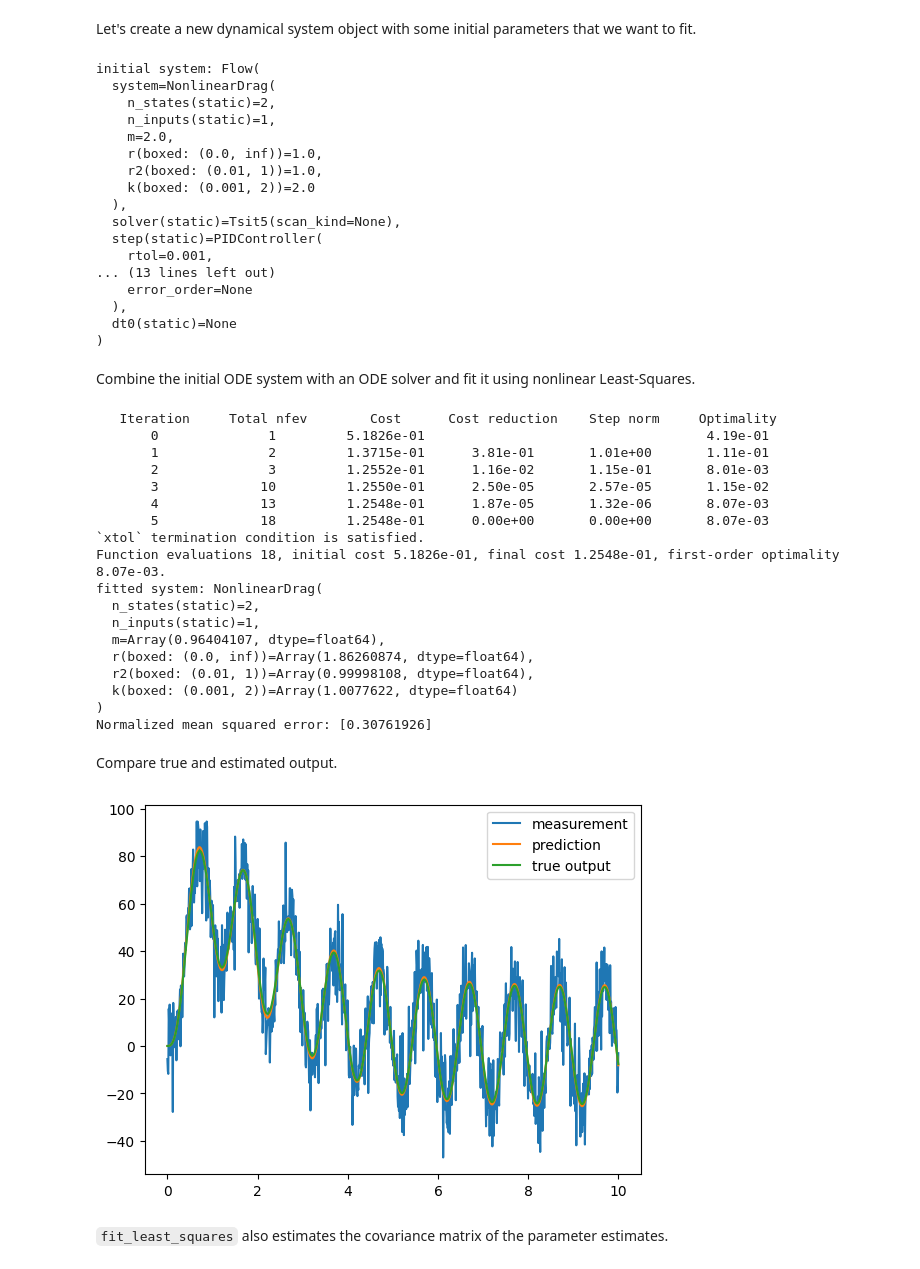
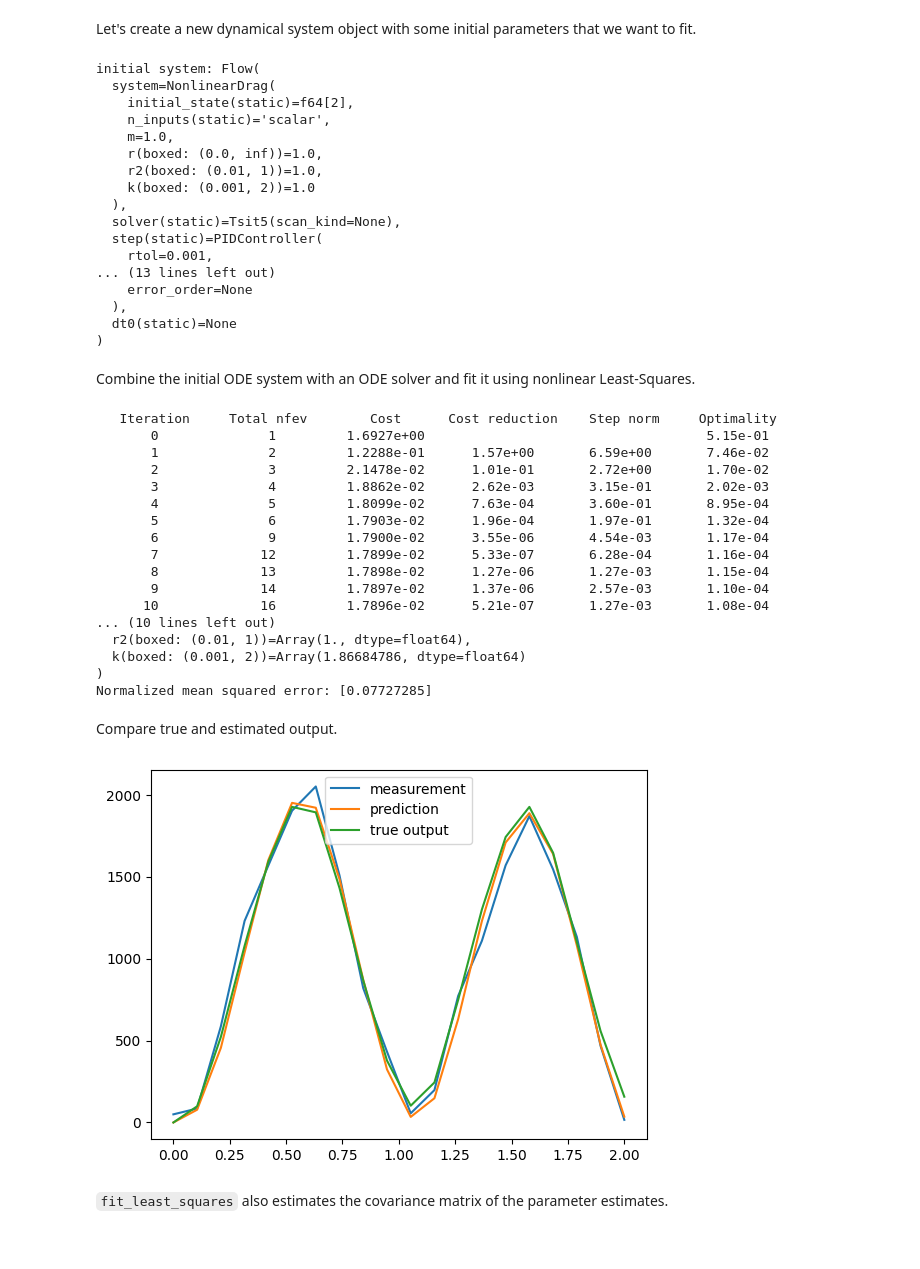
Before and after one commit to fhchl/dynax, a Jupyter notebook: examples/fit_ode.ipynb, the cells around one changed output. Drawn from its saved outputs; the diff is of its cells as text; code cells hidden in the pictures.

```diff
--- a/examples/fit_ode.ipynb
+++ b/examples/fit_ode.ipynb
@@ -65,7 +67,7 @@ class NonlinearDrag(DynamicalSystem):
 We combine an instance of the dynamical system with an ODE solver via the `Flow` class. Flows represent forward models that solve an ODE.
 # %%
 true_model = Flow(
-    system=NonlinearDrag(m=1.0, r=2.0, r2=0.15, k=1.0),
+    system=NonlinearDrag(m=1.0, r=2.0, r2=3., k=1.0),
     solver=diffrax.Dopri8(),
     step=diffrax.PIDController(rtol=1e-3, atol=1e-6),
 )
@@ -92,15 +94,13 @@ true forward model: Flow(
 Let's create some data with the forward model.
 # %%
 # time
-t = np.linspace(0, 10, 1000)
+t = jnp.linspace(0, 2, 20)
 # forcing signal
-u = np.sin(t * 2 * np.pi)
-# zero initial state
-x0 = [0.0, 0.0]
+u = 100*jnp.sin(t * 2 * np.pi)
 # x are the states and y is the output
-x, y = true_model(x0, t, u)
+x, y = true_model(t, u)
 # add noise to measurement
-yn = y + np.random.normal(size=y.shape, scale=10)
+yn = y + np.random.normal(size=y.shape, scale=100)
 
 plt.plot(t, yn, label="y+n")
 plt.plot(t, y, label="y")
@@ -111,7 +111,7 @@ plt.legend();
 Let's create a new dynamical system object with some initial parameters that we want to fit.
 # %%
 init_model = Flow(
-    system=NonlinearDrag(m=2.0, r=1.0, r2=1.0, k=2.0),
+    system=NonlinearDrag(m=1.0, r=1.0, r2=1.0, k=1.0),
     solver=diffrax.Tsit5(),
     step=diffrax.PIDController(rtol=1e-3, atol=1e-6),
 )
@@ -119,12 +119,12 @@ print("initial system:", init_model)
 # %% [output]
 initial system: Flow(
   system=NonlinearDrag(
-    n_states(static)=2,
-    n_inputs(static)=1,
-    m=2.0,
+    initial_state(static)=f64[2],
+    n_inputs(static)='scalar',
+    m=1.0,
     r(boxed: (0.0, inf))=1.0,
     r2(boxed: (0.01, 1))=1.0,
-    k(boxed: (0.001, 2))=2.0
+    k(boxed: (0.001, 2))=1.0
   ),
   solver(static)=Tsit5(scan_kind=None),
   step(static)=PIDController(
@@ -137,42 +137,41 @@ initial system: Flow(
 # %% [markdown]
 Combine the initial ODE system with an ODE solver and fit it using nonlinear Least-Squares.
 # %%
-res = fit_least_squares(model=init_model, t=t, y=yn, x0=x0, u=u, verbose=2)
+res = fit_least_squares(model=init_model, t=t, y=yn, u=u, verbose=2)
 pred_model = res.result
 print("fitted system:", pretty(pred_model.system))
 print("Normalized mean squared error:", res.nrmse)
 # %% [output]
    Iteration     Total nfev        Cost      Cost reduction    Step norm     Optimality
-       0              1         5.1826e-01                                    4.19e-01
-       1              2         1.3715e-01      3.81e-01       1.01e+00       1.11e-01
-       2              3         1.2552e-01      1.16e-02       1.15e-01       8.01e-03
-       3             10         1.2550e-01      2.50e-05       2.57e-05       1.15e-02
-       4             13         1.2548e-01      1.87e-05       1.32e-06       8.07e-03
-       5             18         1.2548e-01      0.00e+00       0.00e+00       8.07e-03
-`xtol` termination condition is satisfied.
-Function evaluations 18, initial cost 5.1826e-01, final cost 1.2548e-01, first-order optimality 8.07e-03.
-fitted system: NonlinearDrag(
-  n_states(static)=2,
-  n_inputs(static)=1,
-  m=Array(0.96404107, dtype=float64),
-  r(boxed: (0.0, inf))=Array(1.86260874, dtype=float64),
-  r2(boxed: (0.01, 1))=Array(0.99998108, dtype=float64),
-  k(boxed: (0.001, 2))=Array(1.0077622, dtype=float64)
+       0              1         1.6927e+00                                    5.15e-01
+       1              2         1.2288e-01      1.57e+00       6.59e+00       7.46e-02
+       2              3         2.1478e-02      1.01e-01       2.72e+00       1.70e-02
+       3              4         1.8862e-02      2.62e-03       3.15e-01       2.02e-03
+       4              5         1.8099e-02      7.63e-04       3.60e-01       8.95e-04
+       5              6         1.7903e-02      1.96e-04       1.97e-01       1.32e-04
+       6              9         1.7900e-02      3.55e-06       4.54e-03       1.17e-04
+       7             12         1.7899e-02      5.33e-07       6.28e-04       1.16e-04
+       8             13         1.7898e-02      1.27e-06       1.27e-03       1.15e-04
+       9             14         1.7897e-02      1.37e-06       2.57e-03       1.10e-04
+      10             16         1.7896e-02      5.21e-07       1.27e-03       1.08e-04
+... (10 lines left out)
+  r2(boxed: (0.01, 1))=Array(1., dtype=float64),
+  k(boxed: (0.001, 2))=Array(1.86684786, dtype=float64)
 )
-Normalized mean squared error: [0.30761926]
+Normalized mean squared error: [0.07727285]
 # %% [markdown]
 Compare true and estimated output.
 # %%
-x_pred, _ = pred_model(x0, t, u)
+x_pred, _ = pred_model(t, u)
 
 plt.plot(t, yn, label="measurement")
 plt.plot(t, res.y_pred, label="prediction")
 plt.plot(t, y, label="true output")
 
 plt.legend()
 plt.show()
 # %% [output]
-[figure, old version]
+[figure, new version]
 # %% [markdown]
 `fit_least_squares` also estimates the covariance matrix of the parameter estimates.
 # %%
```
Also changed, not shown: parts of 5 cells of this notebook, 1 other file.
